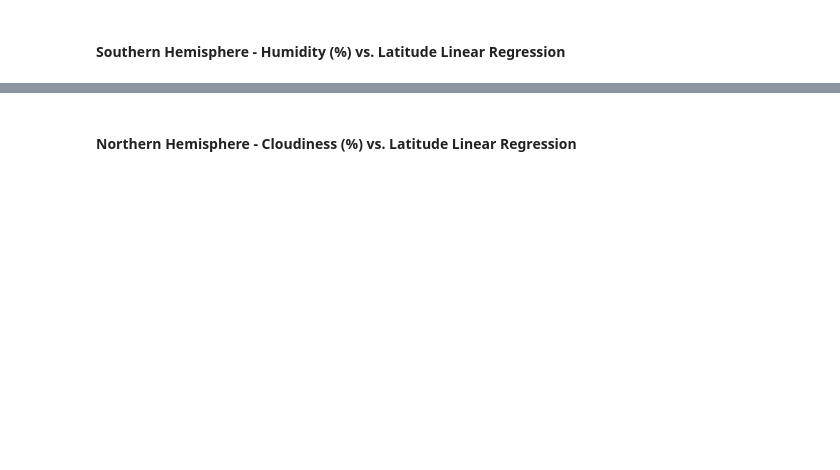
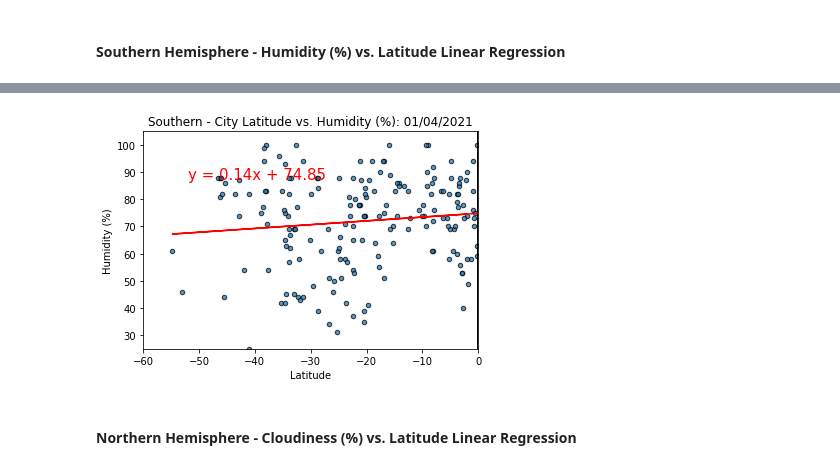
Before and after one commit to abaker178/api-challenge, a Jupyter notebook: WeatherPy/WeatherPy.ipynb, the cells around one changed output, grey strips where cells are left out. Cells and saved outputs as stored; diff of their text form; code cells hidden in the pictures; blank space fills up the shorter version.

```diff
--- a/WeatherPy/WeatherPy.ipynb
+++ b/WeatherPy/WeatherPy.ipynb
@@ -339,5 +340,5 @@ SyntaxError: positional argument follows keyword argument (<ipython-input-38-b1a
 # %% [markdown]
 ####  Southern Hemisphere - Humidity (%) vs. Latitude Linear Regression
 # %%
-buildLatPlot("Humidity", "Humidity (%)",south_hemi_df, linregress=True, save=True)
+buildLatPlot("Humidity", "Humidity (%)",south_hemi_df, title_prefix="Southern - ", linregress=True, save=True)
 # %% [output]
@@ -345,3 +346,4 @@ SyntaxError: positional argument follows keyword argument (<ipython-input-39-2a5
+[figure, added]
 # %% [markdown]
 ####  Northern Hemisphere - Cloudiness (%) vs. Latitude Linear Regression
 # %%
```
Also changed, not shown: parts of 10 cells of this notebook, 1 other file.
